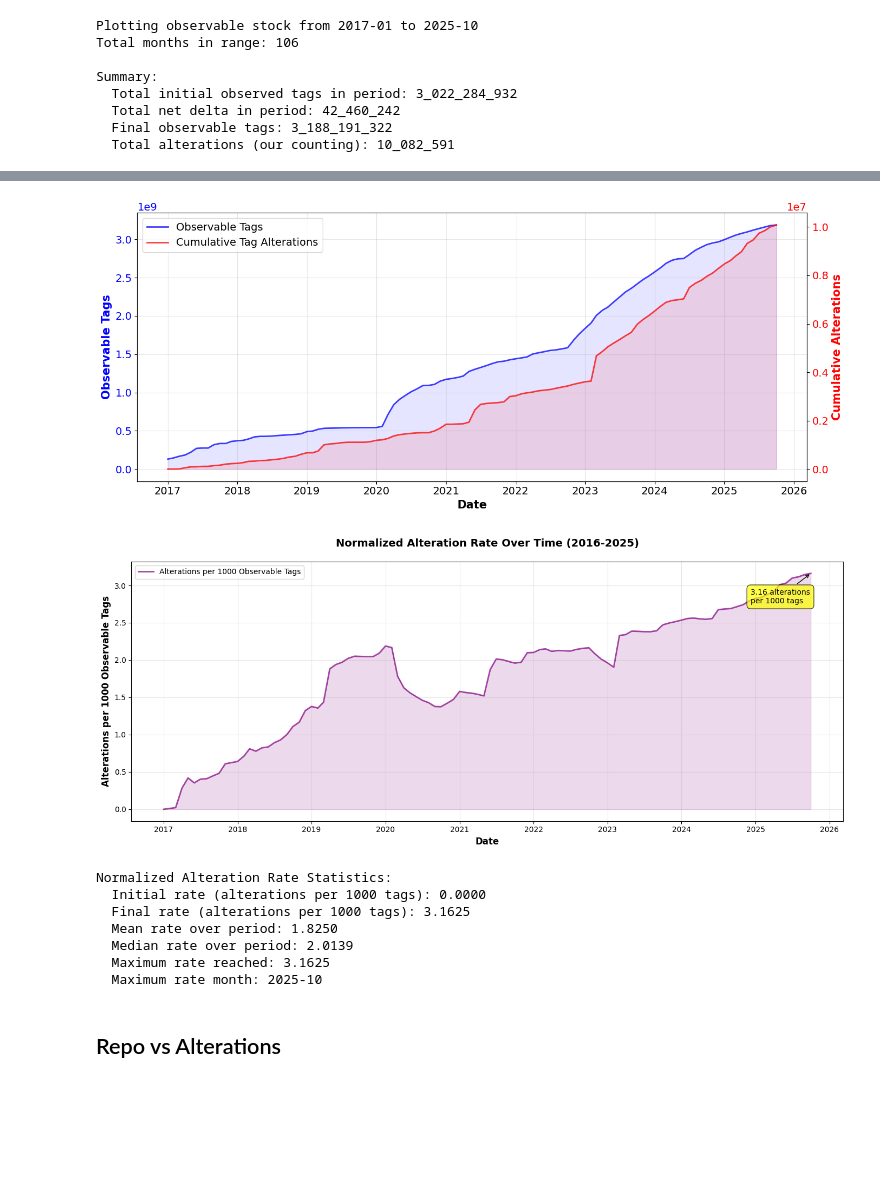
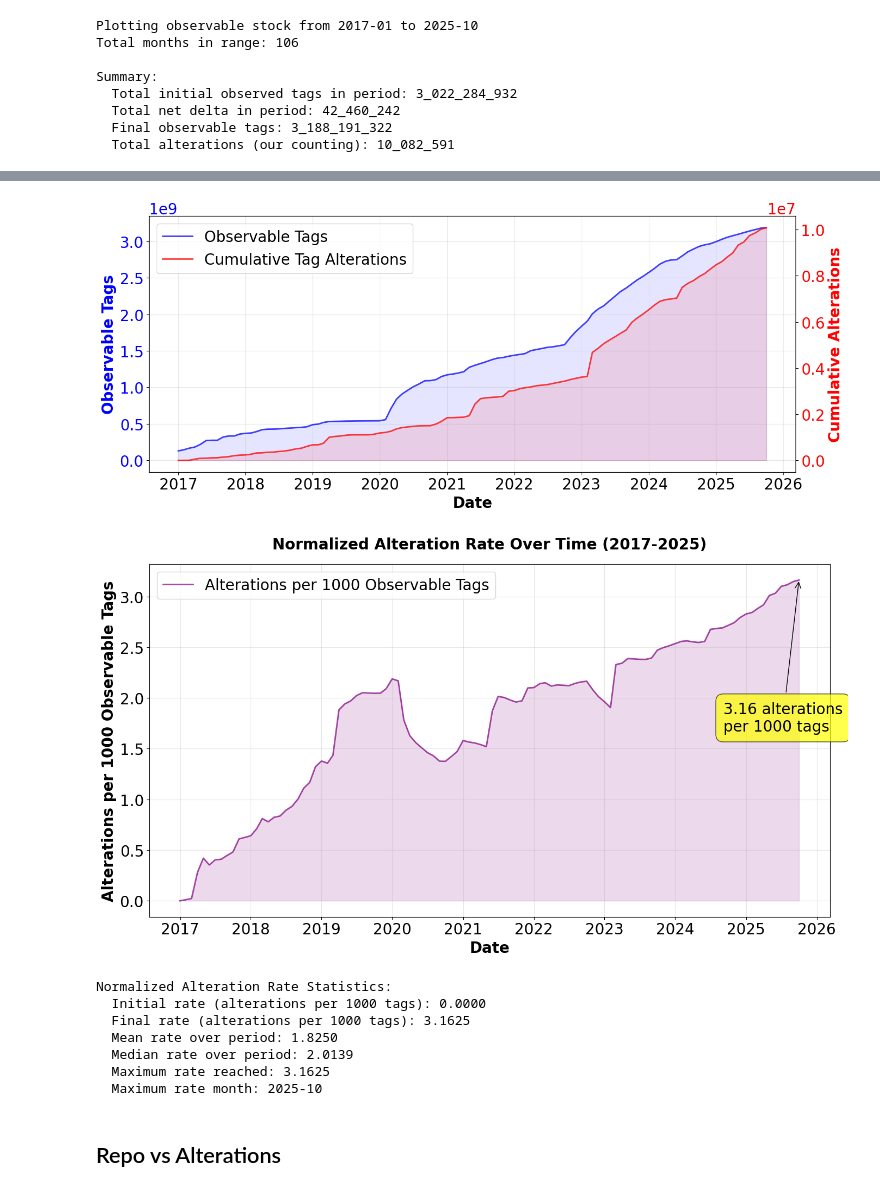
Before and after one commit to srapaport/tags-alterations, a Jupyter notebook: notebooks/quantitative.ipynb, the cells around one changed output, grey strips where cells are left out. Cells and saved outputs as stored; diff of their text form; code cells hidden in the pictures; blank space fills up the shorter version.

```diff
--- a/notebooks/quantitative.ipynb
+++ b/notebooks/quantitative.ipynb
@@ -10,6 +10,10 @@ from datetime import datetime
 pd.set_option('display.max_colwidth', None)
 pd.set_option('display.max_columns', None)
 
+# Global font-size control for all figures in this notebook
+FONT_SIZE = 20
+
 print("Libraries imported successfully")
+print(f"Global FONT_SIZE set to: {FONT_SIZE}")
 # %% [output]
 Libraries imported successfully
@@ -465,30 +471,30 @@ ax_twin.fill_between(
     alpha=0.1
 )
 
-ax.set_xlabel('Date', fontsize=15, fontweight='bold')
-ax.set_ylabel('Observable Tags', fontsize=15, fontweight='bold', color='blue')
-ax_twin.set_ylabel('Cumulative Alterations', fontsize=15, fontweight='bold', color='red')
-ax.tick_params(axis='x', labelsize=14)
-ax.tick_params(axis='y', labelcolor='blue', labelsize=14)
-ax_twin.tick_params(axis='y', labelcolor='red', labelsize=14)
+ax.set_xlabel('Date', fontsize=FONT_SIZE, fontweight='bold')
+ax.set_ylabel('Observable Tags', fontsize=FONT_SIZE, fontweight='bold', color='blue')
+ax_twin.set_ylabel('Cumulative Alterations', fontsize=FONT_SIZE, fontweight='bold', color='red')
+ax.tick_params(axis='x', labelsize=FONT_SIZE)
+ax.tick_params(axis='y', labelcolor='blue', labelsize=FONT_SIZE)
+ax_twin.tick_params(axis='y', labelcolor='red', labelsize=FONT_SIZE)
 
 # Increase scientific-notation offset text size (e.g., 1e9 / 1e7).
-ax.yaxis.get_offset_text().set_fontsize(14)
-ax_twin.yaxis.get_offset_text().set_fontsize(14)
+ax.yaxis.get_offset_text().set_fontsize(FONT_SIZE)
+ax_twin.yaxis.get_offset_text().set_fontsize(FONT_SIZE)
 
-# ax.set_title('Cumulative Evolution: Observable Tags vs Alterations (2016-2025)', fontsize=14, fontweight='bold', pad=20)
+# ax.set_title('Cumulative Evolution: Observable Tags vs Alterations (2016-2025)', fontsize=FONT_SIZE, fontweight='bold', pad=20)
 ax.grid(True, alpha=0.3)
 ax.xaxis.set_major_formatter(mdates.DateFormatter('%Y'))
 ax.xaxis.set_major_locator(mdates.YearLocator(1))
 
 lines = line1 + line2
 labels = [l.get_label() for l in lines]
-ax.legend(lines, labels, loc='upper left', fontsize=14)
+ax.legend(lines, labels, loc='upper left', fontsize=FONT_SIZE)
 
 plt.tight_layout()
 plt.show()
 # %% [output]
-[figure, old version]
+[figure, new version]
 # %%
 # Calculate normalized alteration rate per 1000 observable tags over time
 comparison_net['cumulative_alterations'] = comparison_net['total_alterations'].cumsum()
@@ -497,7 +503,7 @@ comparison_net['alterations_per_1000_tags'] = (
 )
 
 # Create plot showing normalized alteration rate over time
-fig, ax = plt.subplots(figsize=(14, 6))
+fig, ax = plt.subplots(figsize=(14, 8))
 
 line = ax.plot(comparison_net['month_date'], comparison_net['alterations_per_1000_tags'],
                'purple', linewidth=2, label='Alterations per 1000 Observable Tags', alpha=0.7)
@@ -505,41 +511,44 @@ ax.fill_between(comparison_net['month_date'], 0, comparison_net['alterations_per
                 alpha=0.15, color='purple')
 
 # Formatting
-ax.set_xlabel('Date', fontsize=12, fontweight='bold')
-ax.set_ylabel('Alterations per 1000 Observable Tags', fontsize=12, fontweight='bold')
-ax.set_title('Normalized Alteration Rate Over Time (2016-2025)', fontsize=14, fontweight='bold', pad=20)
+ax.set_xlabel('Date', fontsize=FONT_SIZE, fontweight='bold')
+ax.set_ylabel('Alterations per 1000 Observable Tags', fontsize=FONT_SIZE, fontweight='bold')
+ax.set_title('Normalized Alteration Rate Over Time (2017-2025)', fontsize=FONT_SIZE, fontweight='bold', pad=20)
 ax.grid(True, alpha=0.3)
 ax.xaxis.set_major_formatter(mdates.DateFormatter('%Y'))
 ax.xaxis.set_major_locator(mdates.YearLocator(1))
-ax.legend(loc='upper left', fontsize=10)
+ax.tick_params(axis='x', labelsize=FONT_SIZE)
+ax.tick_params(axis='y', labelsize=FONT_SIZE)
+ax.legend(loc='upper left', fontsize=FONT_SIZE)
 
 # Add annotation for final rate
 final_rate = comparison_net['alterations_per_1000_tags'].iloc[-1]
 final_date = comparison_net['month_date'].iloc[-1]
 ax.annotate(f'{final_rate:.2f} alterations\nper 1000 tags',
             xy=(final_date, final_rate),
-            xytext=(-80, -40),
+            xytext=(-100, -200),
             textcoords='offset points',
-            fontsize=10,
+            fontsize=FONT_SIZE,
             bbox=dict(boxstyle='round,pad=0.5', facecolor='yellow', alpha=0.7),
             arrowprops=dict(arrowstyle='->', connectionstyle='arc3,rad=0'))
 
 plt.tight_layout()
+plt.savefig("normal_evolution.pdf", format='pdf')
 plt.show()
 
 print(f"\nNormalized Alteration Rate Statistics:")
 print(f"  Initial rate (alterations per 1000 tags): {comparison_net['alterations_per_1000_tags'].iloc[0]:.4f}")
 print(f"  Final rate (alterations per 1000 tags): {comparison_net['alterations_per_1000_tags'].iloc[-1]:.4f}")
 print(f"  Mean rate over period: {comparison_net['alterations_per_1000_tags'].mean():.4f}")
 print(f"  Median rate over period: {comparison_net['alterations_per_1000_tags'].median():.4f}")
 print(f"  Maximum rate reached: {comparison_net['alterations_per_1000_tags'].max():.4f}")
 
 # Find when max rate was reached
 max_rate_idx = comparison_net['alterations_per_1000_tags'].idxmax()
 max_rate_month = comparison_net.loc[max_rate_idx, 'month']
 print(f"  Maximum rate month: {max_rate_month}")
 # %% [output]
-[figure, old version]
+[figure, new version]
 Normalized Alteration Rate Statistics:
   Initial rate (alterations per 1000 tags): 0.0000
   Final rate (alterations per 1000 tags): 3.1625
```
Also changed, not shown: parts of 9 cells of this notebook.
